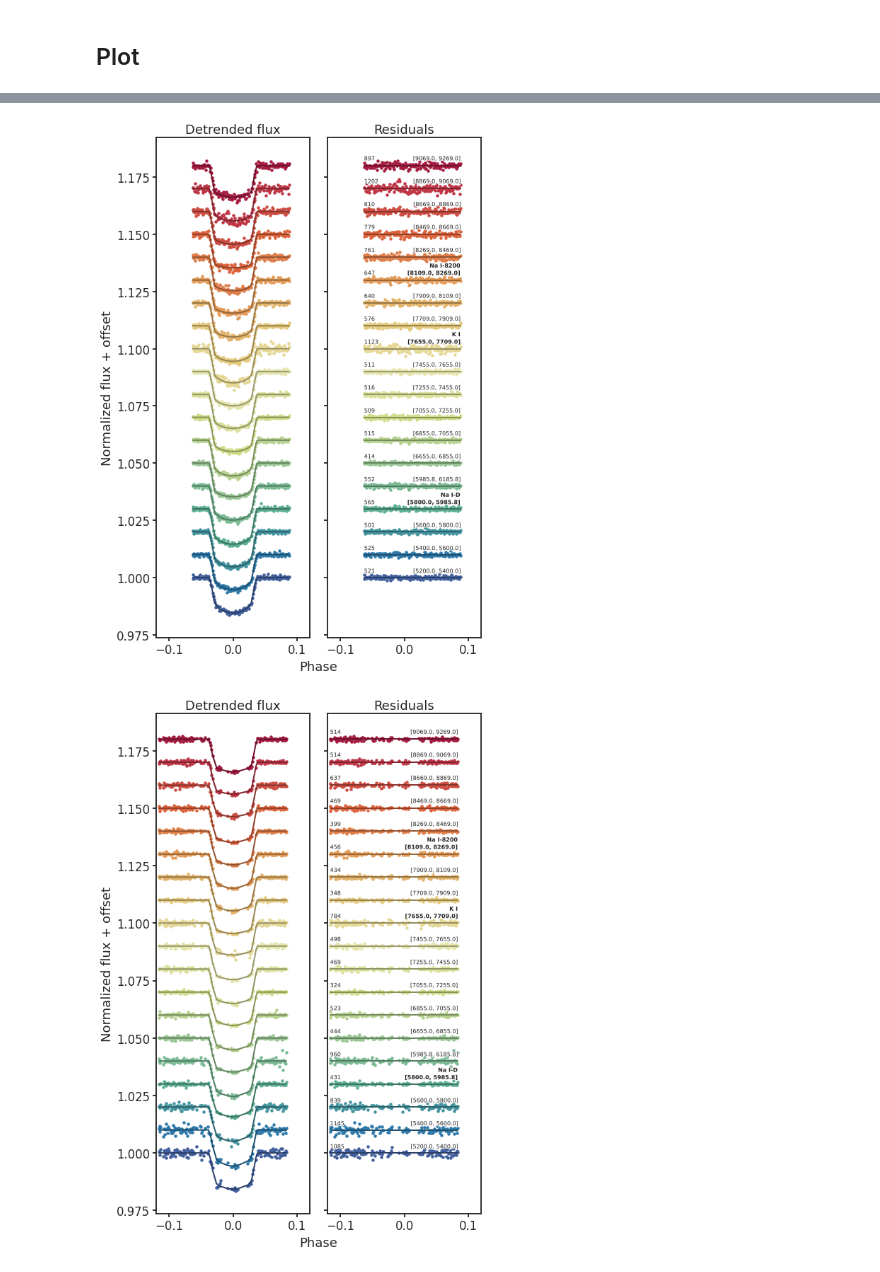
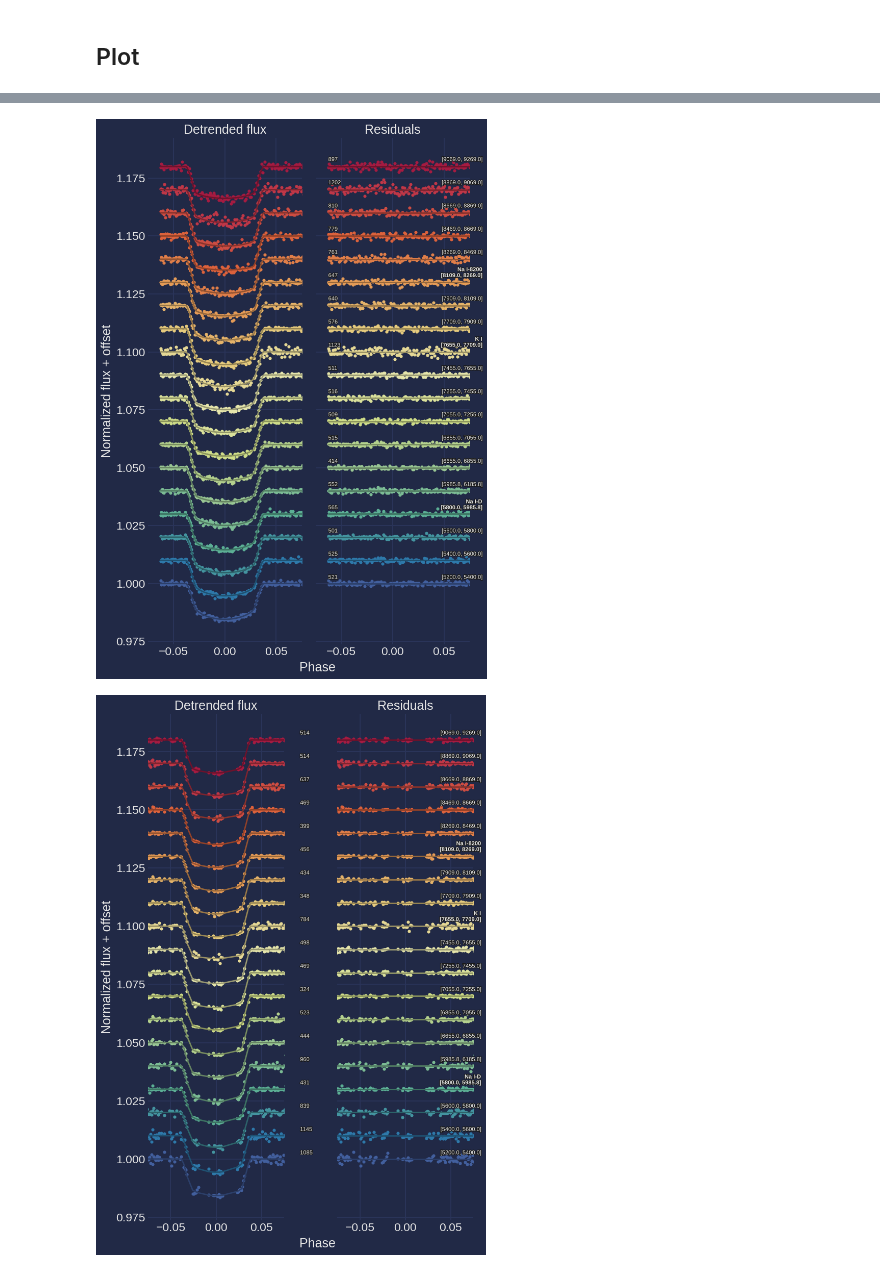
Before and after one commit to icweaver/HAT-P-23b, a Jupyter notebook: notebooks/detrended_binned_lcs.ipynb, the cells around one changed output, grey strips where cells are left out. Cells and saved outputs as stored; diff of their text form; code cells hidden in the pictures.

```diff
--- a/notebooks/detrended_binned_lcs.ipynb
+++ b/notebooks/detrended_binned_lcs.ipynb
@@ -35,6 +33,6 @@ FIG_WIDE = (11, 5)
 FIG_LARGE = (8, 11)
 
 # Figure style
-sns.set(style="ticks", palette="colorblind", color_codes=True, context="talk")
-params = utils.plot_params()
-plt.rcParams.update(params)
+# sns.set(style="ticks", palette="colorblind", color_codes=True, context="talk")
+# params = utils.plot_params()
+# plt.rcParams.update(params)
@@ -123,12 +119,12 @@ for title, GPT_dir in dirpath_dict.items():
     annotate_kwargs = {
         "fontsize": 8,
         "horizontalalignment": "right",
-        "path_effects": [PathEffects.withStroke(linewidth=2, foreground="w")],
+        "path_effects": [PathEffects.withStroke(linewidth=2, foreground="k")],
     }
     annotate_rms_kwargs = {
         "fontsize": 8,
         "horizontalalignment": "left",
-        "path_effects": [PathEffects.withStroke(linewidth=2, foreground="w")],
+        "path_effects": [PathEffects.withStroke(linewidth=2, foreground="k")],
     }
 
     fig, axes = plt.subplots(1, 2, figsize=(FIG_LARGE), sharex=True, sharey=True)
@@ -168,9 +164,10 @@ for title, GPT_dir in dirpath_dict.items():
     # Save
     ax_left.set_ylabel("Normalized flux + offset")
     fig.text(0.52, 0, "Phase", ha="left")
-    ax_left.set_xlim(-0.12, 0.12)
+    ax_left.set_xlim(-0.075, 0.075)
     fig.tight_layout()
     fig.set_size_inches(FIG_LARGE)
     title = "detrended_binned_lcs_" + title.lower().replace(" ", "_")
-    utils.savefig(f"../paper/figures/detrended_binned_lcs/{title}.pdf")
+    #utils.savefig(f"../paper/figures/detrended_binned_lcs/{title}.pdf")
+    utils.savefig(f"/home/mango/Desktop/detrended_binned_lcs/{title}.png", dpi=250)
 # %% [output]
@@ -180,2 +177,2 @@ for title, GPT_dir in dirpath_dict.items():
-[figure, old version]
+[figure, new version]
-[figure, old version]
+[figure, new version]
```
Also changed, not shown: parts of 5 cells of this notebook, 3 other files.
